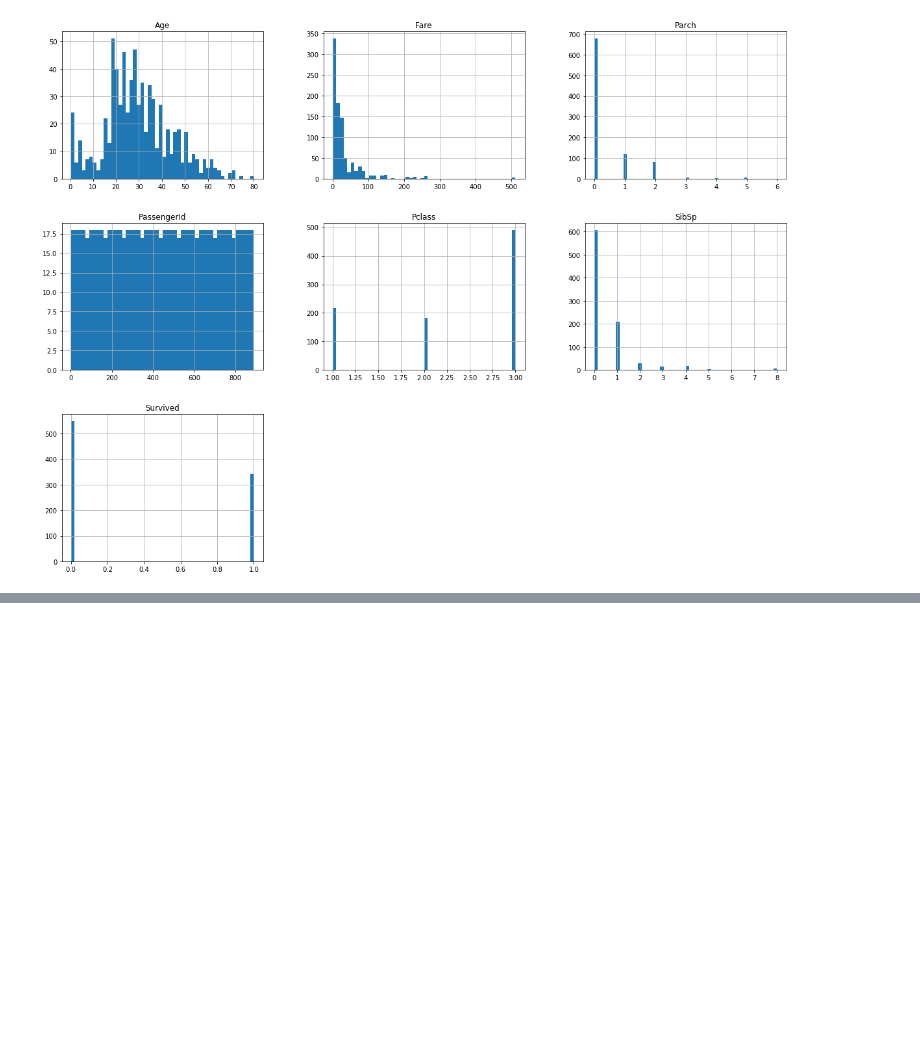
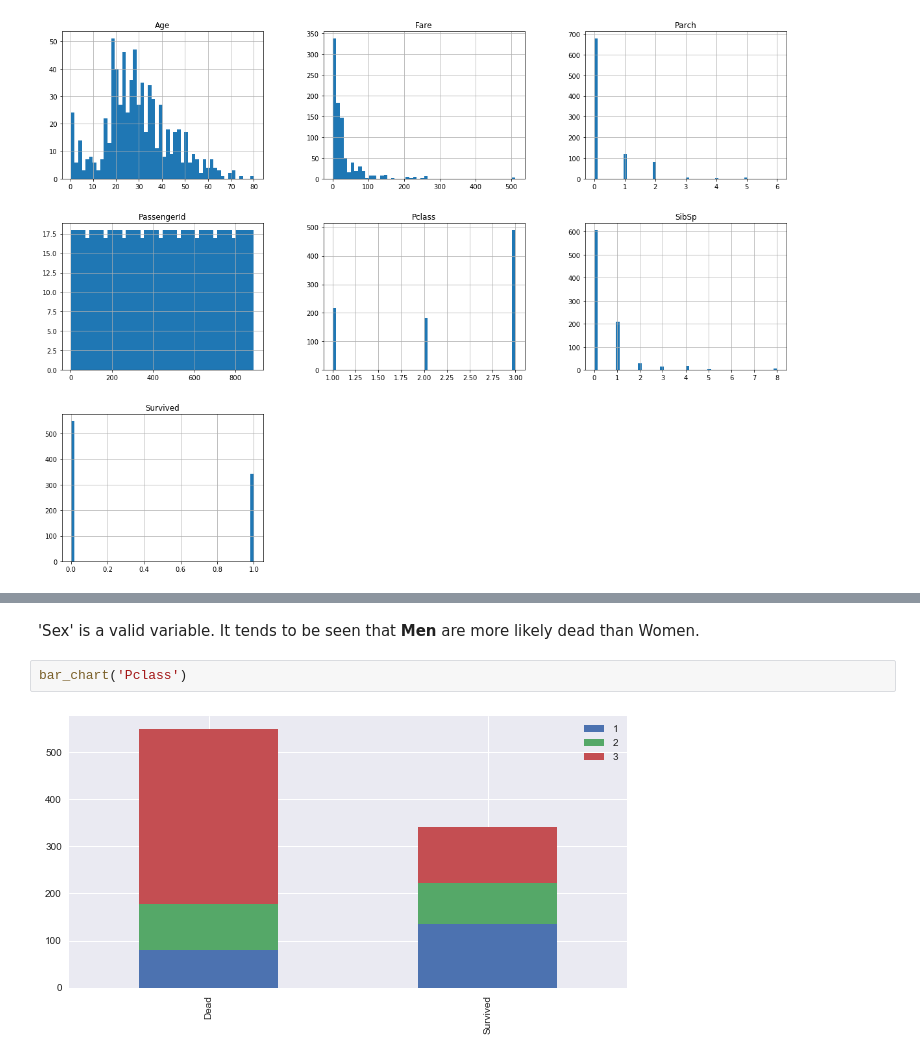
Before and after one commit to lee-kyubong/kaggle, a Jupyter notebook: titanic/kaggle-titanic-py.ipynb, the cells around one changed output, grey strips where cells are left out. Cells and saved outputs as stored; diff of their text form; blank space fills up the shorter version.

```diff
--- a/titanic/kaggle-titanic-py.ipynb
+++ b/titanic/kaggle-titanic-py.ipynb
@@ -68,0 +106,6 @@ plt.show()
+# %% [markdown]
+'Sex' is a valid variable. It tends to be seen that **Men** are more likely dead than Women.
+# %%
+bar_chart('Pclass')
+# %% [output]
+[figure, added]
```
Also changed, not shown: parts of 10 cells of this notebook.
